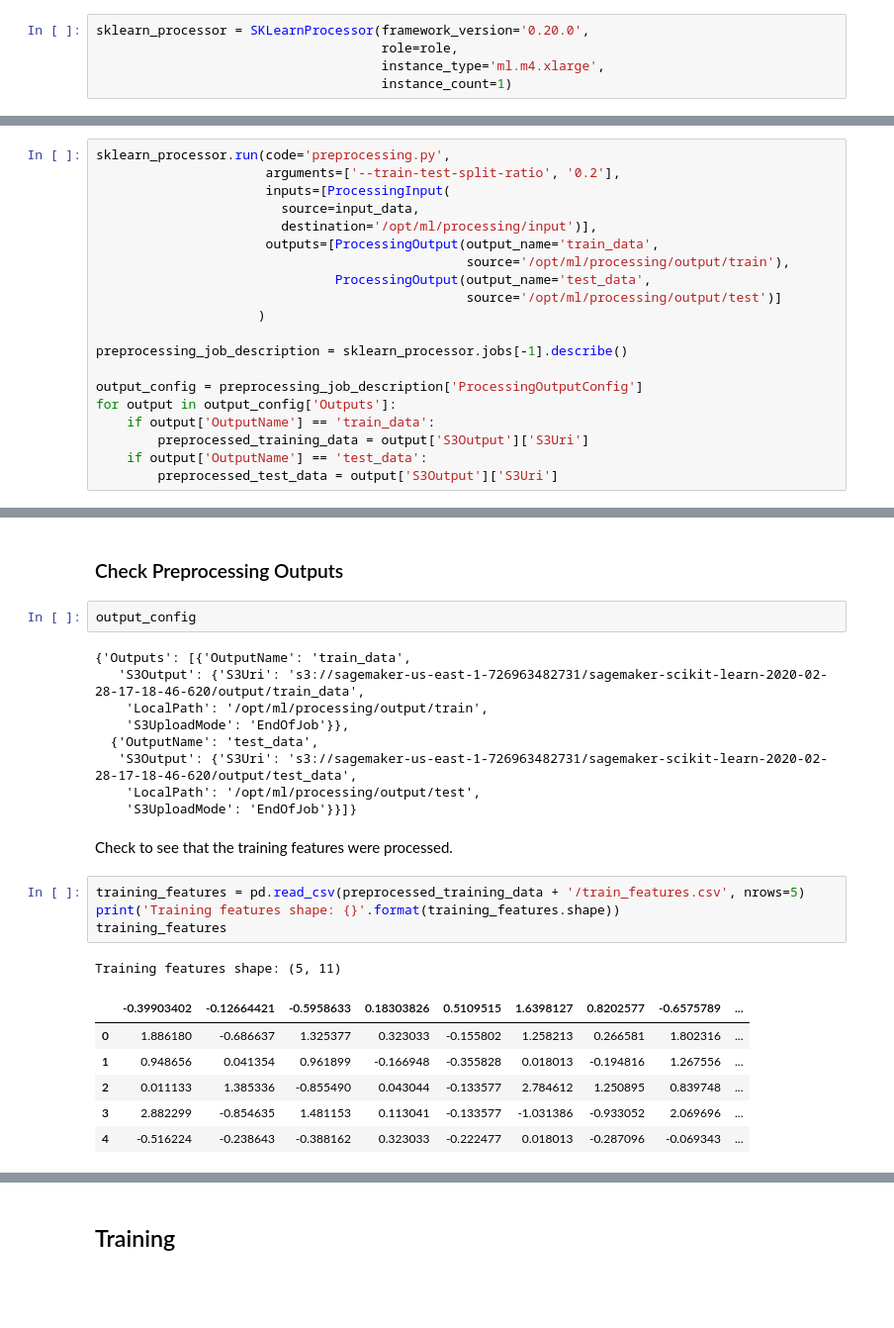
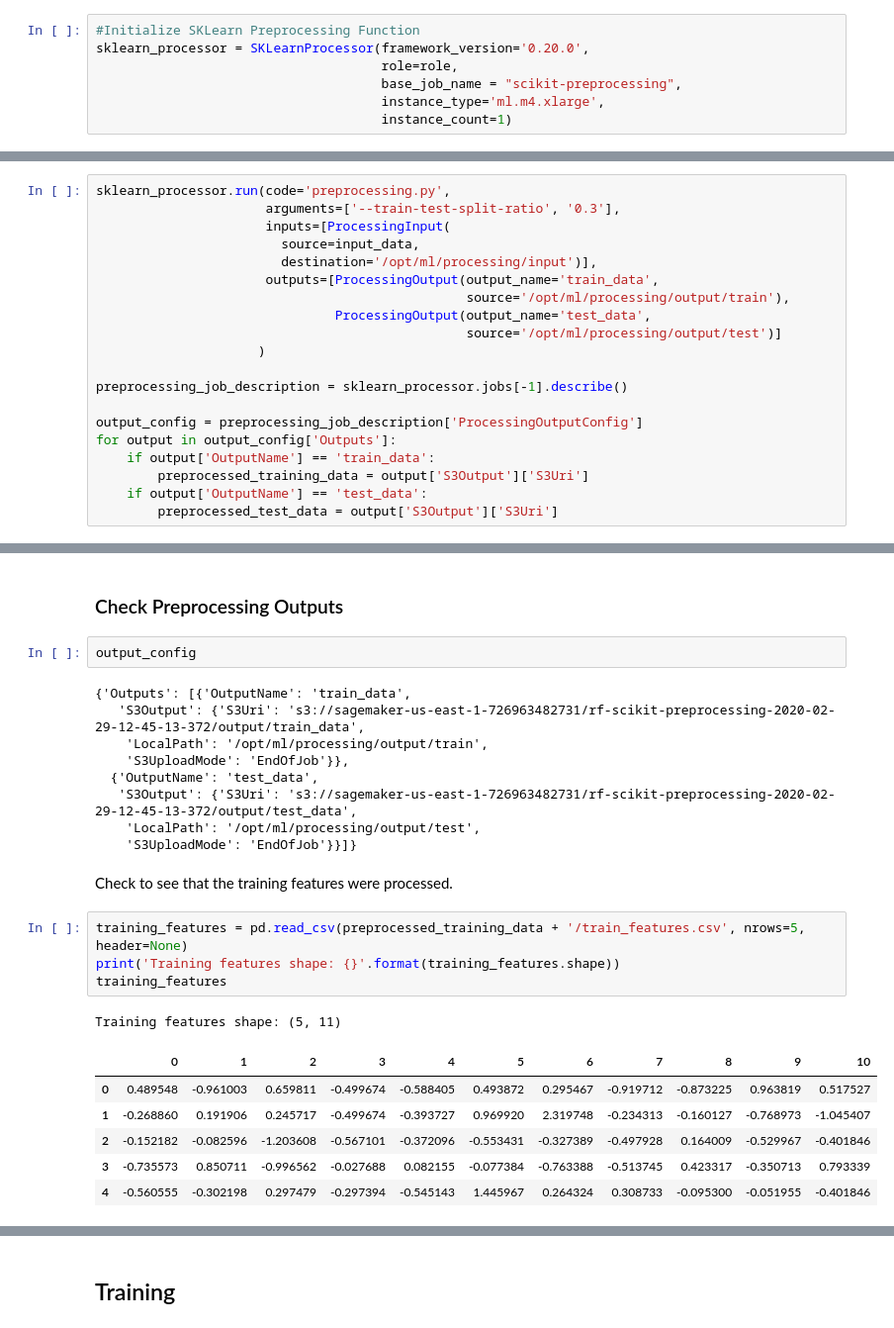
Before and after one commit to DSBA-6190-Final-Project-Team/DSBA-6190_Final-Project, a Jupyter notebook: wine_predict/wine_quality_predict-sagemaker-SKLearn.ipynb, the cells around one changed output, grey strips where cells are left out. Shown at 99% size. Drawn from its saved outputs; the diff is of its cells as text; blank space fills up the shorter version.

```diff
--- a/wine_predict/wine_quality_predict-sagemaker-SKLearn.ipynb
+++ b/wine_predict/wine_quality_predict-sagemaker-SKLearn.ipynb
@@ -308,7 +108,9 @@ Shape of Verification Dataframe: (5, 12)
 # %% [markdown]
 ## Preprocessing
 # %%
+#Initialize SKLearn Preprocessing Function
 sklearn_processor = SKLearnProcessor(framework_version='0.20.0',
                                      role=role,
+                                     base_job_name = "scikit-preprocessing",
                                      instance_type='ml.m4.xlarge',
                                      instance_count=1)
@@ -403,6 +210,6 @@ The preprocessing script can now be run with the SKLearnProcessor.run() method.
 # %%
 sklearn_processor.run(code='preprocessing.py',
-                      arguments=['--train-test-split-ratio', '0.2'],
+                      arguments=['--train-test-split-ratio', '0.3'],
                       inputs=[ProcessingInput(
                         source=input_data,
                         destination='/opt/ml/processing/input')],
@@ -443,25 +248,25 @@ Saving test labels to /opt/ml/processing/output/test/test_labels.csv
 output_config
 # %% [output]
 {'Outputs': [{'OutputName': 'train_data',
-   'S3Output': {'S3Uri': 's3://sagemaker-us-east-1-726963482731/sagemaker-scikit-learn-2020-02-28-17-18-46-620/output/train_data',
+   'S3Output': {'S3Uri': 's3://sagemaker-us-east-1-726963482731/rf-scikit-preprocessing-2020-02-29-12-45-13-372/output/train_data',
     'LocalPath': '/opt/ml/processing/output/train',
     'S3UploadMode': 'EndOfJob'}},
   {'OutputName': 'test_data',
-   'S3Output': {'S3Uri': 's3://sagemaker-us-east-1-726963482731/sagemaker-scikit-learn-2020-02-28-17-18-46-620/output/test_data',
+   'S3Output': {'S3Uri': 's3://sagemaker-us-east-1-726963482731/rf-scikit-preprocessing-2020-02-29-12-45-13-372/output/test_data',
     'LocalPath': '/opt/ml/processing/output/test',
     'S3UploadMode': 'EndOfJob'}}]}
 # %% [markdown]
 Check to see that the training features were processed.
 # %%
-training_features = pd.read_csv(preprocessed_training_data + '/train_features.csv', nrows=5)
+training_features = pd.read_csv(preprocessed_training_data + '/train_features.csv', nrows=5,  header=None)
 print('Training features shape: {}'.format(training_features.shape))
 training_features
 # %% [output]
 Training features shape: (5, 11)
-|  | -0.39903402 | -0.12664421 | -0.5958633 | 0.18303826 | 0.5109515 | 1.6398127 | 0.8202577 | -0.6575789 | ... |
-| 0 | 1.886180 | -0.686637 | 1.325377 | 0.323033 | -0.155802 | 1.258213 | 0.266581 | 1.802316 | ... |
-| 1 | 0.948656 | 0.041354 | 0.961899 | -0.166948 | -0.355828 | 0.018013 | -0.194816 | 1.267556 | ... |
-| 2 | 0.011133 | 1.385336 | -0.855490 | 0.043044 | -0.133577 | 2.784612 | 1.250895 | 0.839748 | ... |
-| 3 | 2.882299 | -0.854635 | 1.481153 | 0.113041 | -0.133577 | -1.031386 | -0.933052 | 2.069696 | ... |
-| 4 | -0.516224 | -0.238643 | -0.388162 | 0.323033 | -0.222477 | 0.018013 | -0.287096 | -0.069343 | ... |
+|  | 0 | 1 | 2 | 3 | 4 | 5 | 6 | 7 | 8 | 9 | 10 |
+| 0 | 0.489548 | -0.961003 | 0.659811 | -0.499674 | -0.588405 | 0.493872 | 0.295467 | -0.919712 | -0.873225 | 0.963819 | 0.517527 |
+| 1 | -0.268860 | 0.191906 | 0.245717 | -0.499674 | -0.393727 | 0.969920 | 2.319748 | -0.234313 | -0.160127 | -0.768973 | -1.045407 |
+| 2 | -0.152182 | -0.082596 | -1.203608 | -0.567101 | -0.372096 | -0.553431 | -0.327389 | -0.497928 | 0.164009 | -0.529967 | -0.401846 |
+| 3 | -0.735573 | 0.850711 | -0.996562 | -0.027688 | 0.082155 | -0.077384 | -0.763388 | -0.513745 | 0.423317 | -0.350713 | 0.793339 |
+| 4 | -0.560555 | -0.302198 | 0.297479 | -0.297394 | -0.545143 | 1.445967 | 0.264324 | 0.308733 | -0.095300 | -0.051955 | -0.401846 |
 # %%
```
Also changed, not shown: parts of 58 cells of this notebook, 8 other files.
